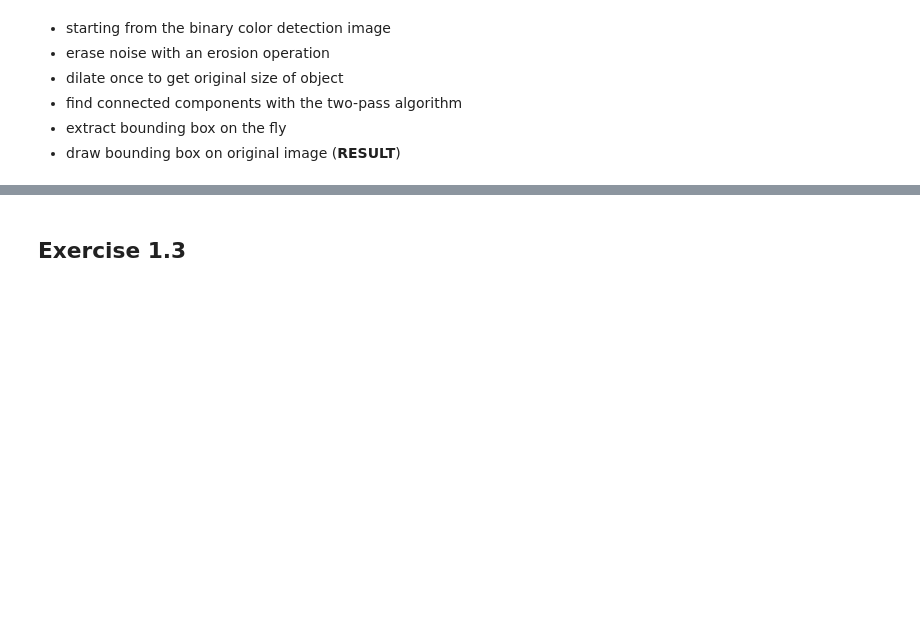
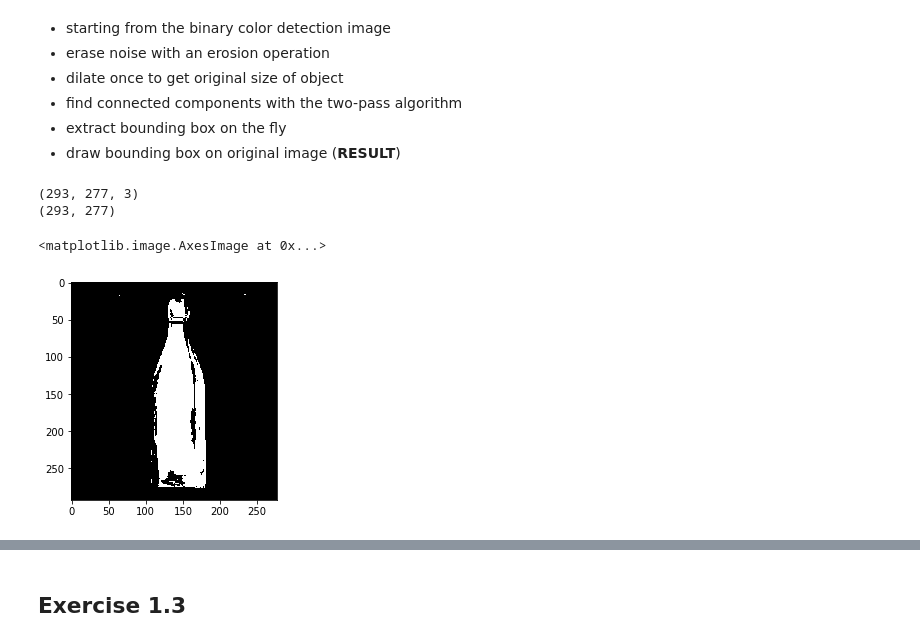
Before and after one commit to jneuendorf/cv1920_assignments, a Jupyter notebook: 01_colorspaces_Manu.ipynb, the cells around one changed output, grey strips where cells are left out. Cells and saved outputs as stored; diff of their text form; code cells hidden in the pictures; blank space fills up the shorter version.

```diff
--- a/01_colorspaces_Manu.ipynb
+++ b/01_colorspaces_Manu.ipynb
@@ -62,3 +61,18 @@ io.imshow(t_image)
 * find connected components with the two-pass algorithm
 * extract bounding box on the fly
 * draw bounding box on original image (**RESULT**)
+# %%
+print(t_image.shape)
+# 1 dimension binary image
+t_image_1dim = t_image[:,:,0]
+print(t_image_1dim.shape)
+
+# normalized image
+normalized = t_image_1dim[:,:] / 255
+
+plt.imshow(normalized, cmap='gray')
+# %% [output]
+(293, 277, 3)
+(293, 277)
+<matplotlib.image.AxesImage at 0x...>
+[figure, added]
```
Also changed, not shown: parts of 5 cells of this notebook.
